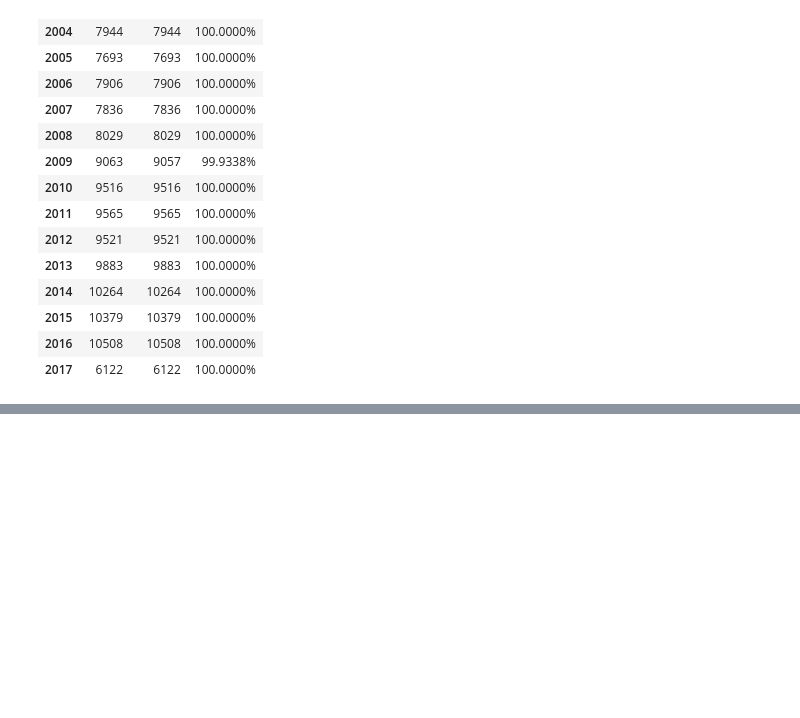
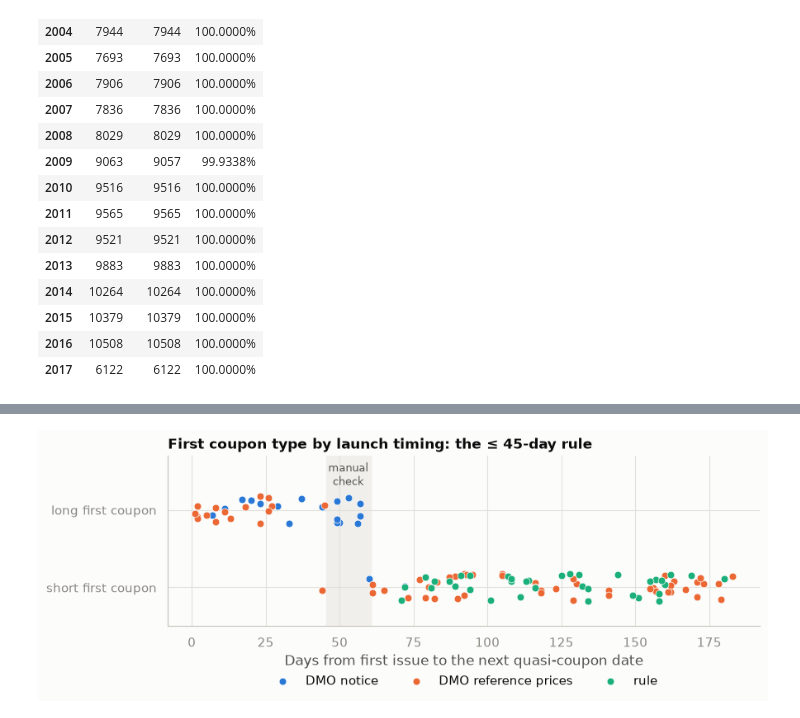
Before and after one commit to nithinpremkumar1999/gilt-auction-concession, a Jupyter notebook: notebooks/01_pricer_acceptance_test.ipynb, the cells around one changed output, grey strips where cells are left out. Saved outputs shown, nothing was run; the diff lists cells and outputs as text; code cells hidden in the pictures; blank space fills up the shorter version.

```diff
--- a/notebooks/01_pricer_acceptance_test.ipynb
+++ b/notebooks/01_pricer_acceptance_test.ipynb
@@ -44,9 +46,9 @@ def fmt(df, formats):
     return out
 
 
-D = ea.STAGE1_DIR
+D = ea.STAGE1_DIR / "as_run"
 if not (D / "gilt_days.csv.gz").exists():          # about 2 minutes on 2 cores
-    ea.main()
+    ea.main(mode="as_run")
 dates = ["date", "settle", "redemption", "first_issue"]
 G = pd.read_csv(D / "gilt_days.csv.gz", low_memory=False)
 F = pd.read_csv(D / "failures.csv", low_memory=False)
@@ -201,7 +203,7 @@ For 15 gilts launched in 2003–2017 the DMO paid a **long** first coupon. These
 
 The table below covers every new gilt whose first coupon period falls inside the testable window. It shows when the DMO chose a long coupon: **always when the gilt launched 1–45 days before the next quasi-coupon date, never when it launched 61 or more days before** (53 of 53 new issues). No new issue launched 46–60 days before, so the exact cut-off can't be identified from this data.
 # %%
-fi = ea.first_issue_dates()
+fi = ea.first_issue_dates_as_run()
 rows = []
 for f in fi.itertuples():
     g = G[(G["isin"] == f.isin) & ~G["wi_line"]]
@@ -551,0 +569,8 @@ With P1–P3, the test passes at **99.9955%**, and the only exceptions left are
+# %%
+from gilt_study import gilt_terms
+
+TT = gilt_terms.load_terms()
+print(pd.crosstab(TT["first_coupon_source"], TT["first_coupon_type"].fillna("n/a"), margins=True))
+print("\nmanual-check flags:", int(TT["flag_first_coupon_manual_check"].sum()),
+      "| rule-flagged:", int(TT["flag_first_coupon_rule"].sum()),
+      "(all launched after the reference prices end:", bool((TT.loc[TT["flag_first_coupon_rule"], "first_issue"] > ea.TEST_WINDOW[1]).all()), ")")
@@ -551,0 +595,41 @@ With P1–P3, the test passes at **99.9955%**, and the only exceptions left are
+# %%
+ev = TT[TT["first_coupon_type"].notna()].copy()
+ev["source"] = ev["first_coupon_source"].str.split(r" \(|:", regex=True).str[0]
+src_order = ["DMO notice", "DMO reference prices", "rule"]
+cmap = plotting.colour_map(src_order)
+fig_s, ax = plt.subplots(figsize=(9, 3.6))
+ax.axvspan(45.5, 60.5, color=plotting.NEUTRAL_BAND, zorder=0)
+ax.text(53, 1.45, "manual\ncheck", ha="center", va="center", fontsize=9, color=plotting.INK_SECONDARY)
+ypos = {"long": 1, "short": 0}
+rng = np.random.default_rng(0)
+for src in src_order:
+    e = ev[ev["source"] == src]
+    ax.scatter(e["days_issue_to_quasi"], e["first_coupon_type"].map(ypos) + rng.uniform(-0.18, 0.18, len(e)),
+               s=40, color=cmap[src], label=src, edgecolor="white", linewidth=0.5, zorder=3)
+ax.set_yticks([0, 1], ["short first coupon", "long first coupon"])
+ax.set_ylim(-0.5, 1.7)
+ax.set_xlabel("Days from first issue to the next quasi-coupon date")
+ax.set_title("First coupon type by launch timing: the ≤ 45-day rule")
+ax.legend(loc="upper center", bbox_to_anchor=(0.5, -0.22), ncols=3)
+fig_s.tight_layout()
+
+fig_p = go.Figure()
+fig_p.add_vrect(x0=45.5, x1=60.5, fillcolor=plotting.NEUTRAL_BAND, line_width=0, layer="below",
+                annotation_text="manual check", annotation_position="top")
+for src in src_order:
+    e = ev[ev["source"] == src]
+    fig_p.add_trace(go.Scatter(
+        x=e["days_issue_to_quasi"], y=e["first_coupon_type"].map(ypos) + rng.uniform(-0.18, 0.18, len(e)),
+        mode="markers", name=src, marker=dict(color=cmap[src], size=9),
+        customdata=np.stack([e["name"], e["first_issue"].astype(str), e["first_coupon"].astype(str)], axis=1),
+        hovertemplate="%{customdata[0]}<br>first issue %{customdata[1]}<br>first coupon %{customdata[2]}"
+                      "<br>%{x} days to next quasi date<extra></extra>"))
+fig_p.update_layout(template=plotting.PLOTLY_TEMPLATE, height=380,
+                    title="First coupon type by launch timing: the ≤ 45-day rule",
+                    xaxis_title="Days from first issue to the next quasi-coupon date",
+                    yaxis=dict(tickvals=[0, 1], ticktext=["short first coupon", "long first coupon"], range=[-0.5, 1.7]),
+                    legend=dict(orientation="h", y=-0.25))
+plotting.save_pair("stage1_first_coupon_rule", fig_s, fig_p)
+fig_p.show()
+# %% [output]
+[figure, added]
```
Also changed, not shown: parts of 14 cells of this notebook, 27 other files.
